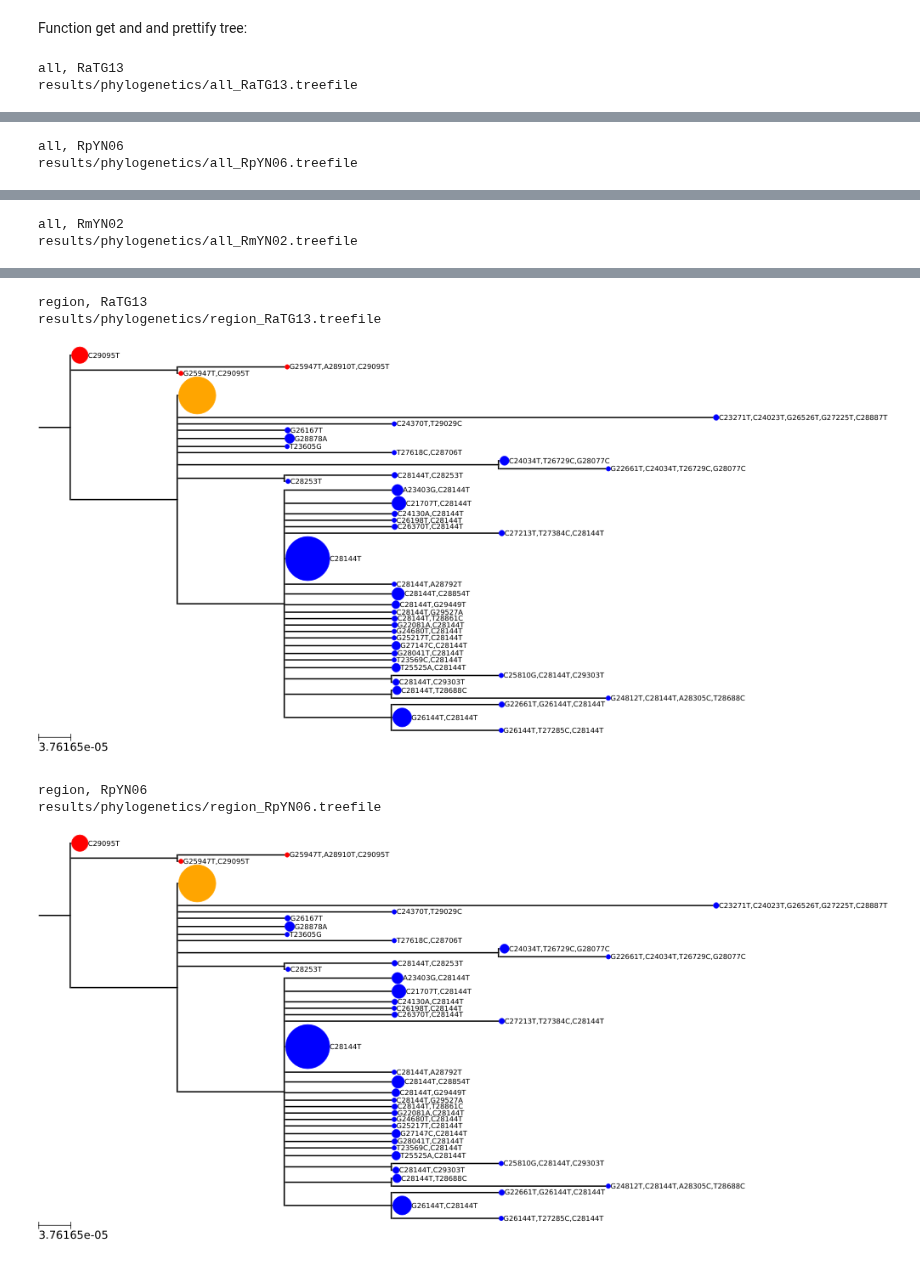
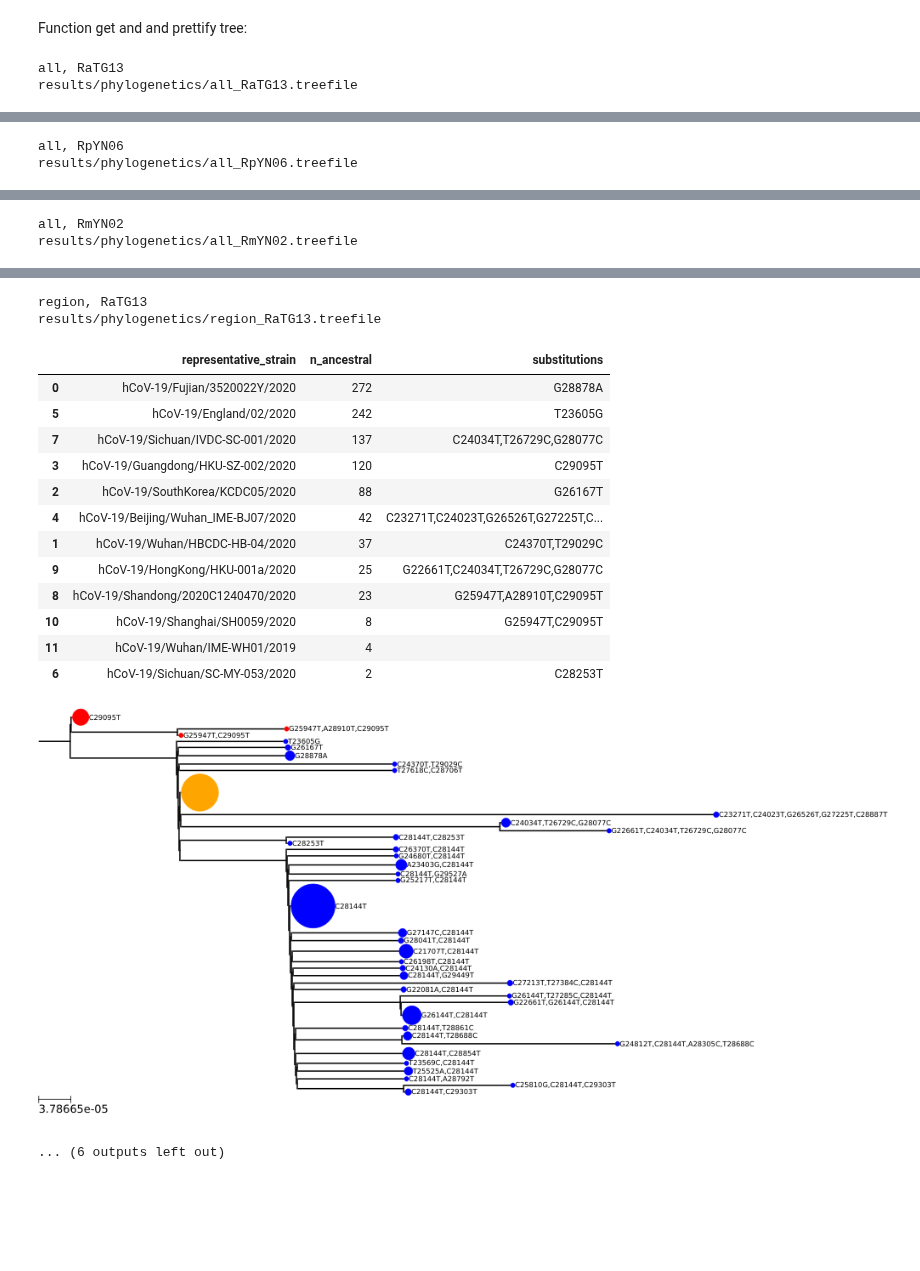
Before and after one commit to jbloom/SARS-CoV-2_PRJNA612766, a Jupyter notebook: notebooks/visualize_trees.py.ipynb, the cells around one changed output, grey strips where cells are left out. Drawn from its saved outputs; the diff is of its cells as text; code cells hidden in the pictures; blank space fills up the shorter version.

Commit message:
analyses with outgroup

```diff
--- a/notebooks/visualize_trees.py.ipynb
+++ b/notebooks/visualize_trees.py.ipynb
@@ -19,16 +20,21 @@ import sys; sys.path.extend(['/fh/fast/bloom_j/software/miniconda3/envs/SARS-CoV
 
 snakemake.input.all_csv = 'results/phylogenetics/all_alignment.csv'
 snakemake.input.region_csv = 'results/phylogenetics/region_alignment.csv'
+snakemake.input.bootstrap_all = [f.replace('.treefile', '.ufboot') for f in snakemake.input.trees_all]
+snakemake.input.bootstrap_region = [f.replace('.treefile', '.ufboot') for f in snakemake.input.trees_region]
 # %%
 outgroups = snakemake.params.outgroups
 
 tree_files = {}
-for seqregion, trees in [('all', snakemake.input.trees_all),
-                         ('region', snakemake.input.trees_region),
-                         ]:
-    assert len(trees) == len(outgroups)
-    for outgroup, tree_file in zip(outgroups, trees):
+bootstrap_files = {}
+for seqregion, trees, bootstrap in [
+        ('all', snakemake.input.trees_all, snakemake.input.bootstrap_all),
+        ('region', snakemake.input.trees_region, snakemake.input.bootstrap_region),
+        ]:
+    assert len(trees) == len(outgroups) == len(bootstrap)
+    for outgroup, tree_file, bootstrap_file in zip(outgroups, trees, bootstrap):
         tree_files[(seqregion, outgroup)] = tree_file
+        bootstrap_files[(seqregion, outgroup)] = bootstrap_file
 
 seq_dfs = {'all': pd.read_csv(snakemake.input.all_csv, na_filter=None),
            'region': pd.read_csv(snakemake.input.region_csv, na_filter=None)}
@@ -42,28 +48,48 @@ Function get and and prettify tree:
 # %%
 def get_pretty_tree(treefile,
                     df,
-                    remove_outgroup=None,
+                    bootstrap_file,
+                    outgroup,
                     widthscale=1000,
                     heightscale=1,
                     nodesizescale=5,
                     rootlength=0.05,
                     ):
     """Returns `(tree, tree_style)`."""
-    t = ete3.Tree(treefile, format=1)
+    annotations = df.set_index('representative_strain').to_dict(orient='index')
+
+    # get clade closest to root for each bootstrap
+    closest_to_root = collections.defaultdict(int)
+    with open(bootstrap_file) as f:
+        for line in f:
+            bt = ete3.Tree(line, format=0)
+            bt_outgroup_node = bt.search_nodes(name=outgroup)
+            assert len(bt_outgroup_node) == 1
+            bt_outgroup_node[0].delete()
+            closest = bt.get_closest_leaf(topology_only=True)[0].name
+            closest_to_root[closest] += 1
+    closest_to_root = (
+        pd.Series(closest_to_root)
+        .rename_axis('representative_strain')
+        .rename('n_ancestral')
+        .reset_index()
+        .merge(df[['representative_strain', 'substitutions']])
+        .sort_values('n_ancestral', ascending=False)
+        )
+    display(closest_to_root)
+
+    t = ete3.Tree(treefile, format=0)
     t.ladderize()
 
-    if remove_outgroup:
-        outgroup_node = t.search_nodes(name=remove_outgroup)
-        assert len(outgroup_node) == 1
-        outgroup_node[0].delete()
+    outgroup_node = t.search_nodes(name=outgroup)
+    assert len(outgroup_node) == 1
+    outgroup_node[0].delete()
 
     ts = ete3.TreeStyle()
     ts.show_leaf_name = False  # add tip names manually
     height = t.get_farthest_node()[1]
     ts.scale = widthscale / height
     ts.branch_vertical_margin = heightscale
-
-    annotations = df.set_index('representative_strain').to_dict(orient='index')
 
     t.dist = rootlength * height
 
@@ -95,6 +121,8 @@ def get_pretty_tree(treefile,
                 nstyle['fgcolor'] = 'blue'
 
         else:
+#            n.add_face(ete3.TextFace(n.name),
+#                       column=0)
             nstyle['size'] = 0
 
         n.set_style(nstyle)
@@ -103,12 +131,14 @@ def get_pretty_tree(treefile,
 
 
 for (seqregion, outgroup), tree_file in tree_files.items():
+    bootstrap_file = bootstrap_files[(seqregion, outgroup)]
     print(f"\n{seqregion}, {outgroup}")
     print(tree_file)
     t, ts = get_pretty_tree(tree_file,
-                        seq_dfs[seqregion],
-                        remove_outgroup=outgroup,
-                        )
+                            df=seq_dfs[seqregion],
+                            bootstrap_file=bootstrap_file,
+                            outgroup=outgroup,
+                            )
     display(t.render('%%inline', tree_style=ts, w=1000))
 # %% [output]
 all, RaTG13
@@ -123,6 +198,17 @@ results/phylogenetics/all_RmYN02.treefile
 region, RaTG13
 results/phylogenetics/region_RaTG13.treefile
+|  | representative_strain | n_ancestral | substitutions |
+| 0 | hCoV-19/Fujian/3520022Y/2020 | 272 | G28878A |
+| 5 | hCoV-19/England/02/2020 | 242 | T23605G |
+| 7 | hCoV-19/Sichuan/IVDC-SC-001/2020 | 137 | C24034T,T26729C,G28077C |
+| 3 | hCoV-19/Guangdong/HKU-SZ-002/2020 | 120 | C29095T |
+| 2 | hCoV-19/SouthKorea/KCDC05/2020 | 88 | G26167T |
+| 4 | hCoV-19/Beijing/Wuhan_IME-BJ07/2020 | 42 | C23271T,C24023T,G26526T,G27225T,C... |
+| 1 | hCoV-19/Wuhan/HBCDC-HB-04/2020 | 37 | C24370T,T29029C |
+| 9 | hCoV-19/HongKong/HKU-001a/2020 | 25 | G22661T,C24034T,T26729C,G28077C |
+| 8 | hCoV-19/Shandong/2020C1240470/2020 | 23 | G25947T,A28910T,C29095T |
+| 10 | hCoV-19/Shanghai/SH0059/2020 | 8 | G25947T,C29095T |
+| 11 | hCoV-19/Wuhan/IME-WH01/2019 | 4 |  |
+| 6 | hCoV-19/Sichuan/SC-MY-053/2020 | 2 | C28253T |
-[figure, old version]
+[figure, new version]
-region, RpYN06
-results/phylogenetics/region_RpYN06.treefile
+... (6 outputs left out)
-[figure, removed]
```
Also changed, not shown: parts of 3 cells of this notebook, 1 other file.
